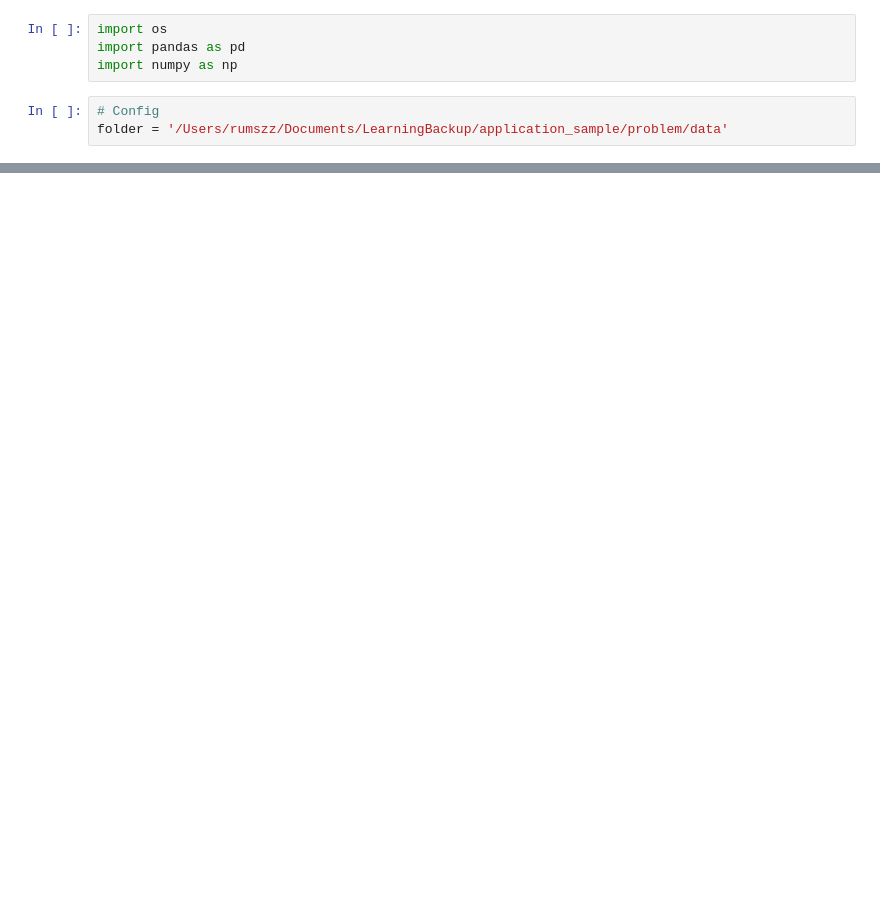
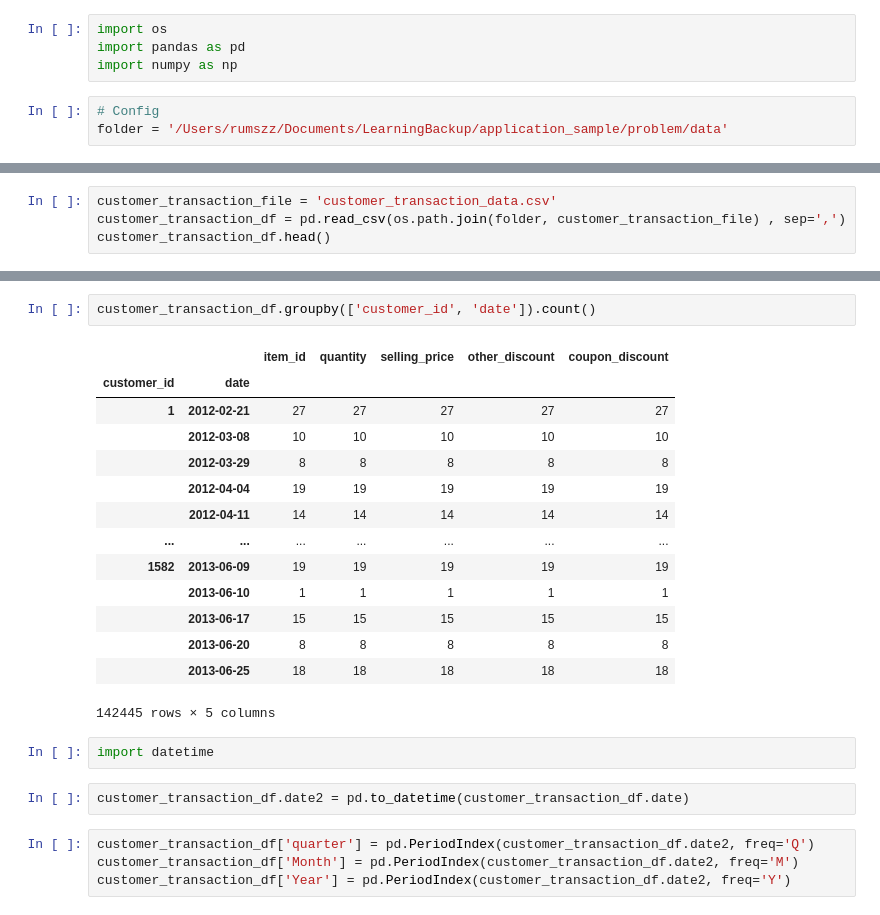
Before and after one commit to ruhama-ahale/amexpert, a Jupyter notebook: 01_explore.ipynb, the cells around one changed output, grey strips where cells are left out. Drawn from its saved outputs; the diff is of its cells as text; blank space fills up the shorter version.

```diff
--- a/01_explore.ipynb
+++ b/01_explore.ipynb
@@ -19,0 +149,4 @@ camp_data_df.head()
+# %%
+customer_transaction_file = 'customer_transaction_data.csv'
+customer_transaction_df = pd.read_csv(os.path.join(folder, customer_transaction_file) , sep=',')
+customer_transaction_df.head()
@@ -19,0 +176,25 @@ camp_data_df.head()
+# %%
+customer_transaction_df.groupby(['customer_id', 'date']).count()
+# %% [output]
+|  |  | item_id | quantity | selling_price | other_discount | coupon_discount |
+| customer_id | date |  |  |  |  |  |
+| 1 | 2012-02-21 | 27 | 27 | 27 | 27 | 27 |
+|  | 2012-03-08 | 10 | 10 | 10 | 10 | 10 |
+|  | 2012-03-29 | 8 | 8 | 8 | 8 | 8 |
+|  | 2012-04-04 | 19 | 19 | 19 | 19 | 19 |
+|  | 2012-04-11 | 14 | 14 | 14 | 14 | 14 |
+| ... | ... | ... | ... | ... | ... | ... |
+| 1582 | 2013-06-09 | 19 | 19 | 19 | 19 | 19 |
+|  | 2013-06-10 | 1 | 1 | 1 | 1 | 1 |
+|  | 2013-06-17 | 15 | 15 | 15 | 15 | 15 |
+|  | 2013-06-20 | 8 | 8 | 8 | 8 | 8 |
+|  | 2013-06-25 | 18 | 18 | 18 | 18 | 18 |
+142445 rows × 5 columns
+# %%
+import datetime
+# %%
+customer_transaction_df.date2 = pd.to_datetime(customer_transaction_df.date)
+# %%
+customer_transaction_df['quarter'] = pd.PeriodIndex(customer_transaction_df.date2, freq='Q')
+customer_transaction_df['Month'] = pd.PeriodIndex(customer_transaction_df.date2, freq='M')
+customer_transaction_df['Year'] = pd.PeriodIndex(customer_transaction_df.date2, freq='Y')
```
Also changed, not shown: parts of 23 cells of this notebook.
